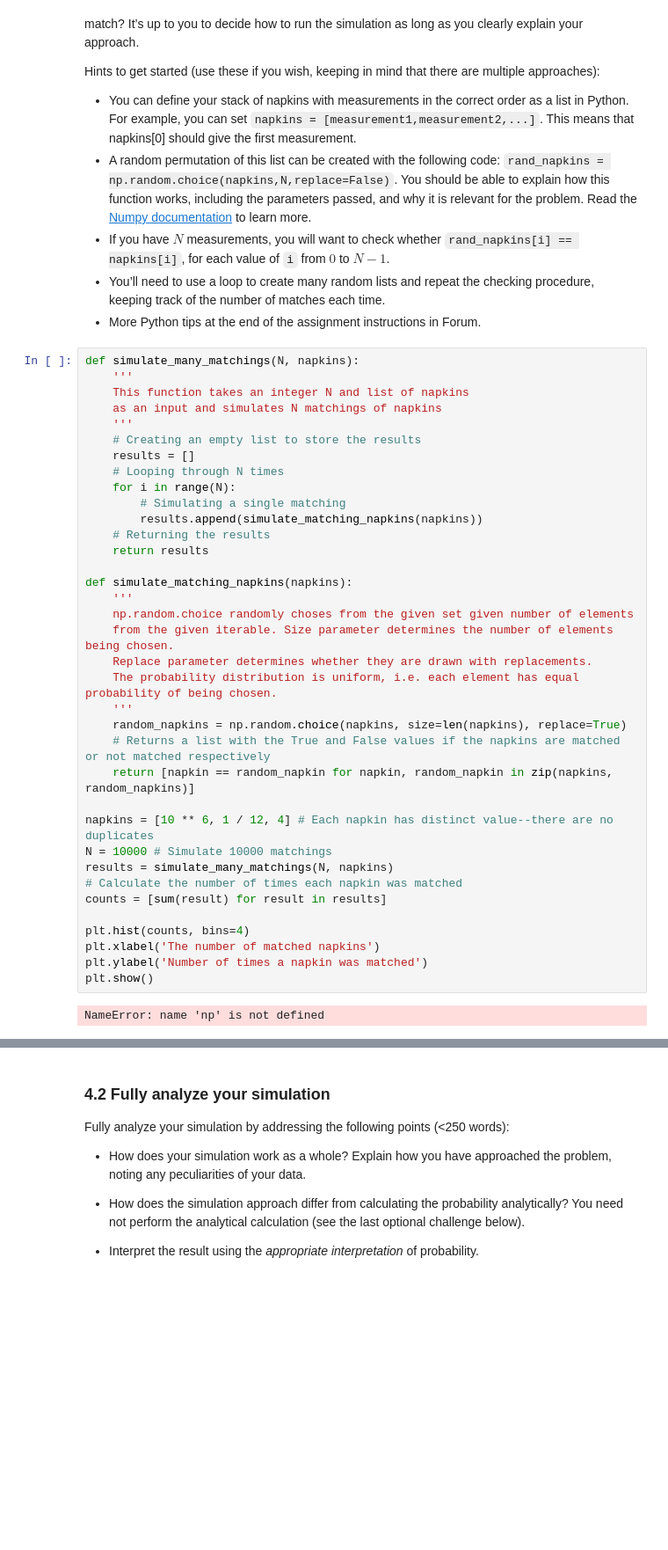
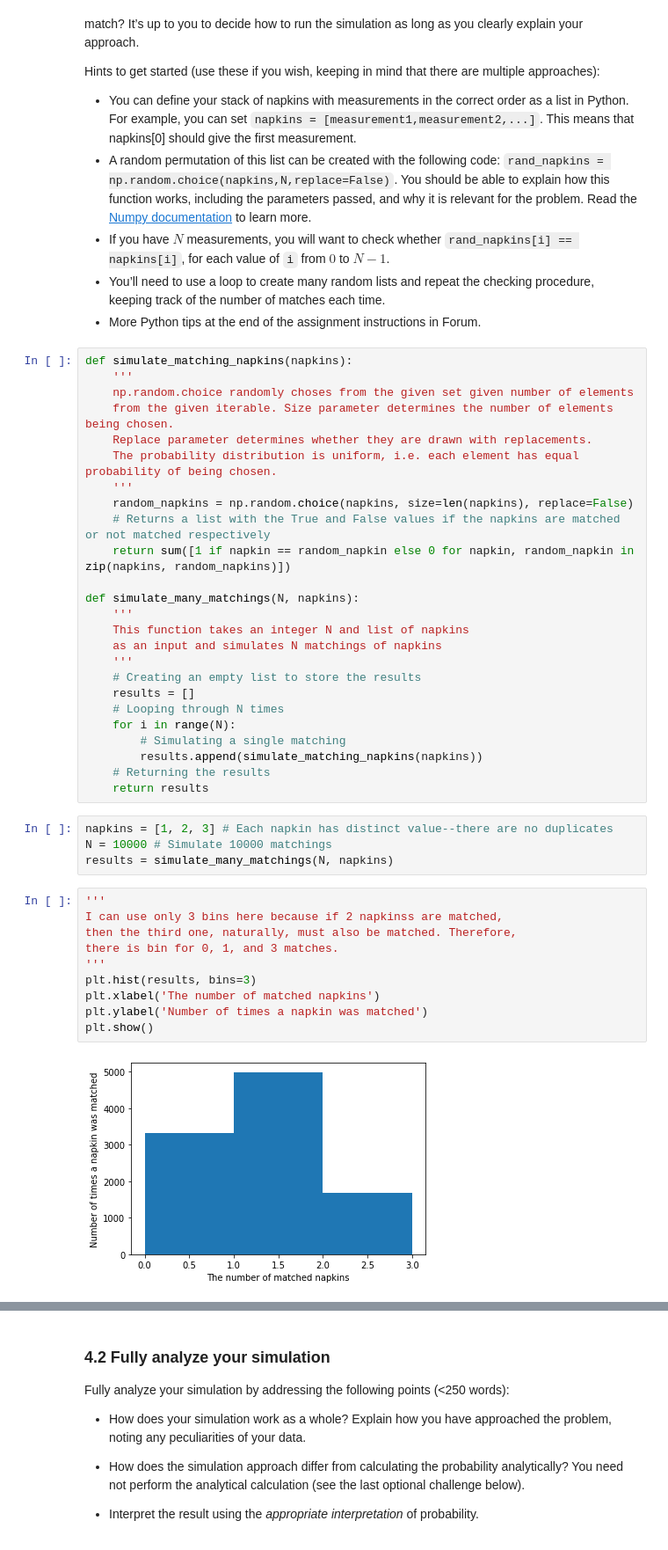
Before and after one commit to NewstellerBot/LBA, a Jupyter notebook: CS50 Assignment 2 Notebook 2021 - Variables LBA.ipynb, the cells around one changed output, grey strips where cells are left out. Shown at 88% size. Saved outputs shown, nothing was run; the diff lists cells and outputs as text; blank space fills up the shorter version.

```diff
--- a/CS50 Assignment 2 Notebook 2021 - Variables LBA.ipynb
+++ b/CS50 Assignment 2 Notebook 2021 - Variables LBA.ipynb
@@ -332,6 +358,17 @@ Hints to get started (use these if you wish, keeping in mind that there are mult
 - You’ll need to use a loop to create many random lists and repeat the checking procedure, keeping track of the number of matches each time.
 - More Python tips at the end of the assignment instructions in Forum.
 # %%
+def simulate_matching_napkins(napkins):
+    '''
+    np.random.choice randomly choses from the given set given number of elements
+    from the given iterable. Size parameter determines the number of elements being chosen.
+    Replace parameter determines whether they are drawn with replacements.
+    The probability distribution is uniform, i.e. each element has equal probability of being chosen.
+    '''
+    random_napkins = np.random.choice(napkins, size=len(napkins), replace=False)
+    # Returns a list with the True and False values if the napkins are matched or not matched respectively
+    return sum([1 if napkin == random_napkin else 0 for napkin, random_napkin in zip(napkins, random_napkins)])
+
 def simulate_many_matchings(N, napkins):
     '''
     This function takes an integer N and list of napkins
@@ -345,27 +382,19 @@ def simulate_many_matchings(N, napkins):
         results.append(simulate_matching_napkins(napkins))
     # Returning the results
     return results
-
-def simulate_matching_napkins(napkins):
-    '''
-    np.random.choice randomly choses from the given set given number of elements
-    from the given iterable. Size parameter determines the number of elements being chosen.
-    Replace parameter determines whether they are drawn with replacements.
-    The probability distribution is uniform, i.e. each element has equal probability of being chosen.
-    '''
-    random_napkins = np.random.choice(napkins, size=len(napkins), replace=True)
-    # Returns a list with the True and False values if the napkins are matched or not matched respectively
-    return [napkin == random_napkin for napkin, random_napkin in zip(napkins, random_napkins)]
-
-napkins = [10 ** 6, 1 / 12, 4] # Each napkin has distinct value--there are no duplicates
-N = 10000 # Simulate 10000 matchings
-results = simulate_many_matchings(N, napkins)
-# Calculate the number of times each napkin was matched
-counts = [sum(result) for result in results]
-
-plt.hist(counts, bins=4)
-plt.xlabel('The number of matched napkins')
-plt.ylabel('Number of times a napkin was matched')
-plt.show()
-# %% [output]
-NameError: name 'np' is not defined
+# %%
+napkins = [1, 2, 3] # Each napkin has distinct value--there are no duplicates
+N = 10000 # Simulate 10000 matchings
+results = simulate_many_matchings(N, napkins)
+# %%
+'''
+I can use only 3 bins here because if 2 napkinss are matched,
+then the third one, naturally, must also be matched. Therefore,
+there is bin for 0, 1, and 3 matches.
+'''
+plt.hist(results, bins=3)
+plt.xlabel('The number of matched napkins')
+plt.ylabel('Number of times a napkin was matched')
+plt.show()
+# %% [output]
+[figure, added]
```
Also changed, not shown: parts of 17 cells of this notebook, 1 other file.
